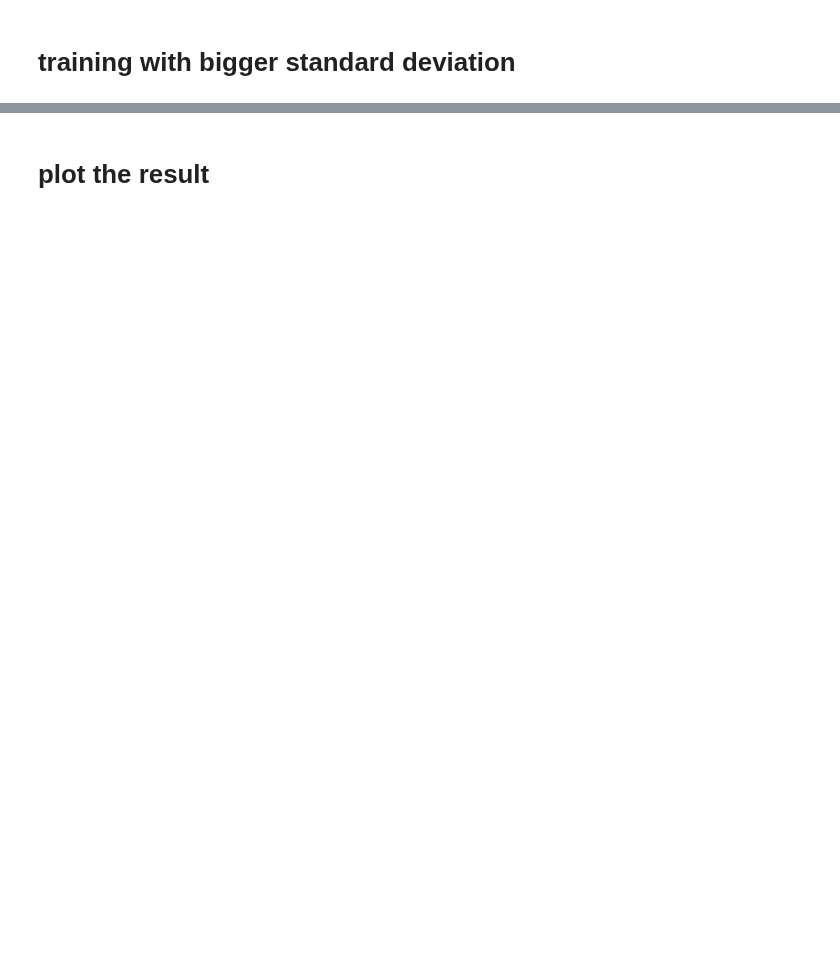
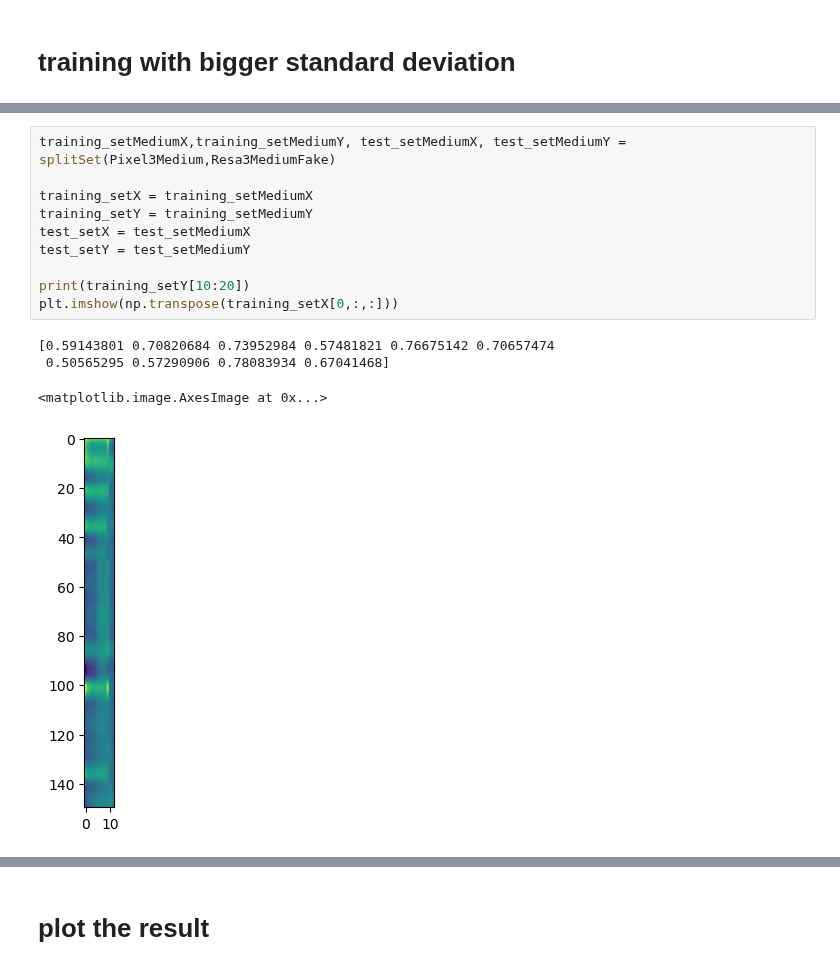
Before and after one commit to Simone-Scalella/AgriVision2022, a Jupyter notebook: VGGResaIdeale.ipynb, the cells around one changed output, grey strips where cells are left out. Saved outputs shown, nothing was run; the diff lists cells and outputs as text; blank space fills up the shorter version.

```diff
--- a/VGGResaIdeale.ipynb
+++ b/VGGResaIdeale.ipynb
@@ -268,3 +273,18 @@ plt.show()
+# %%
+training_setMediumX,training_setMediumY, test_setMediumX, test_setMediumY = splitSet(Pixel3Medium,Resa3MediumFake)
+
+training_setX = training_setMediumX
+training_setY = training_setMediumY
+test_setX = test_setMediumX
+test_setY = test_setMediumY
+
+print(training_setY[10:20])
+plt.imshow(np.transpose(training_setX[0,:,:]))
+# %% [output]
+[0.59143801 0.70820684 0.73952984 0.57481821 0.76675142 0.70657474
+ 0.50565295 0.57290906 0.78083934 0.67041468]
+<matplotlib.image.AxesImage at 0x...>
+[figure, added]
 # %%
 # Traning with model
 batch_size = 32
```
Also changed, not shown: parts of 9 cells of this notebook.
